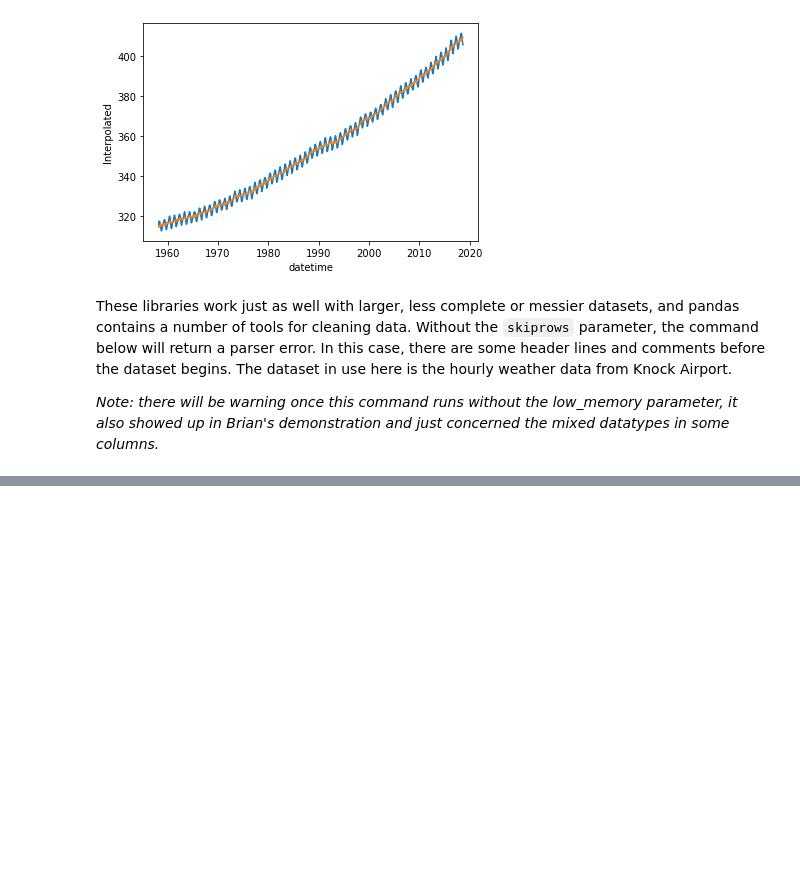
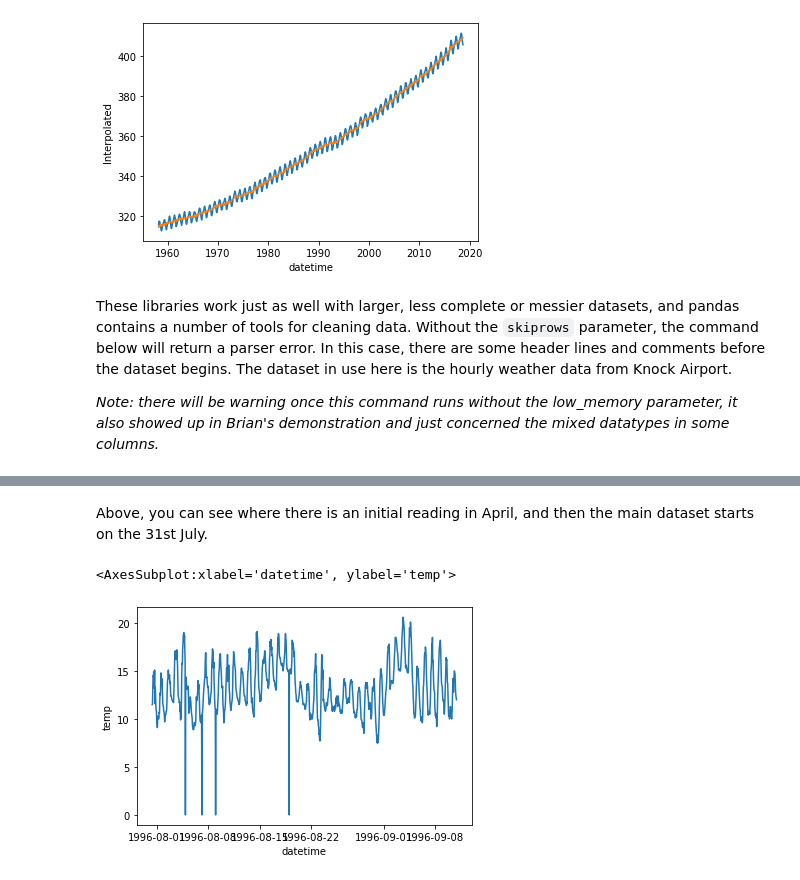
Before and after one commit to kiehozero/atu-progda2022, a Jupyter notebook: week7-time-series/Time Series.ipynb, the cells around one changed output, grey strips where cells are left out. Saved outputs shown, nothing was run; the diff lists cells and outputs as text; code cells hidden in the pictures; blank space fills up the shorter version.

Commit message:
End of NOAA/Knock initial video

```diff
--- a/week7-time-series/Time Series.ipynb
+++ b/week7-time-series/Time Series.ipynb
@@ -117,0 +138,7 @@ df
+# %% [markdown]
+Above, you can see where there is an initial reading in April, and then the main dataset starts on the 31st July.
+# %%
+sns.lineplot(data=df[1:],x="datetime",y="temp")
+# %% [output]
+<AxesSubplot:xlabel='datetime', ylabel='temp'>
+[figure, added]
```
Also changed, not shown: parts of 3 cells of this notebook.
